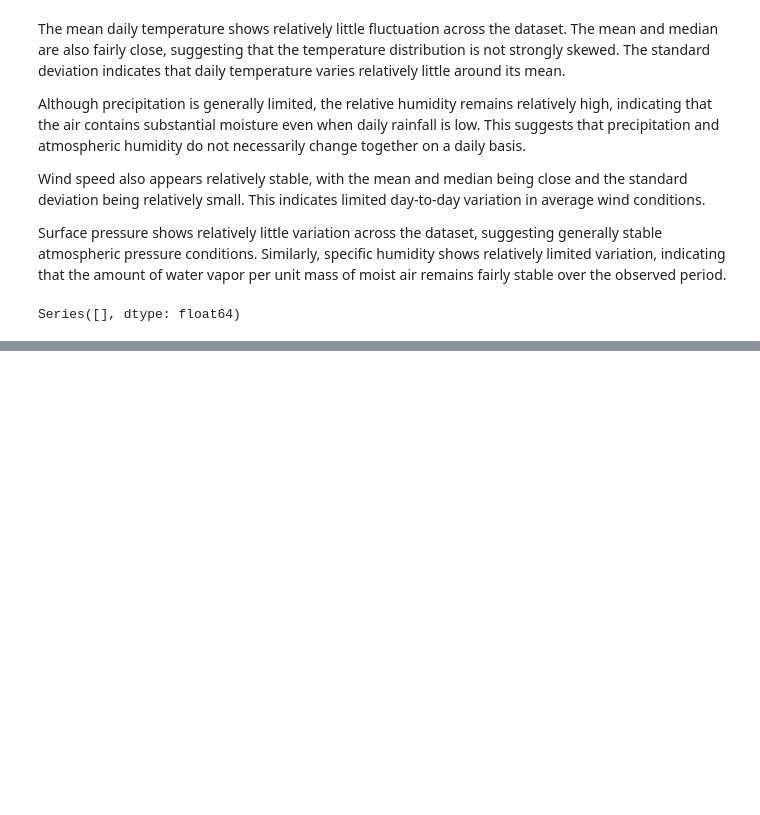
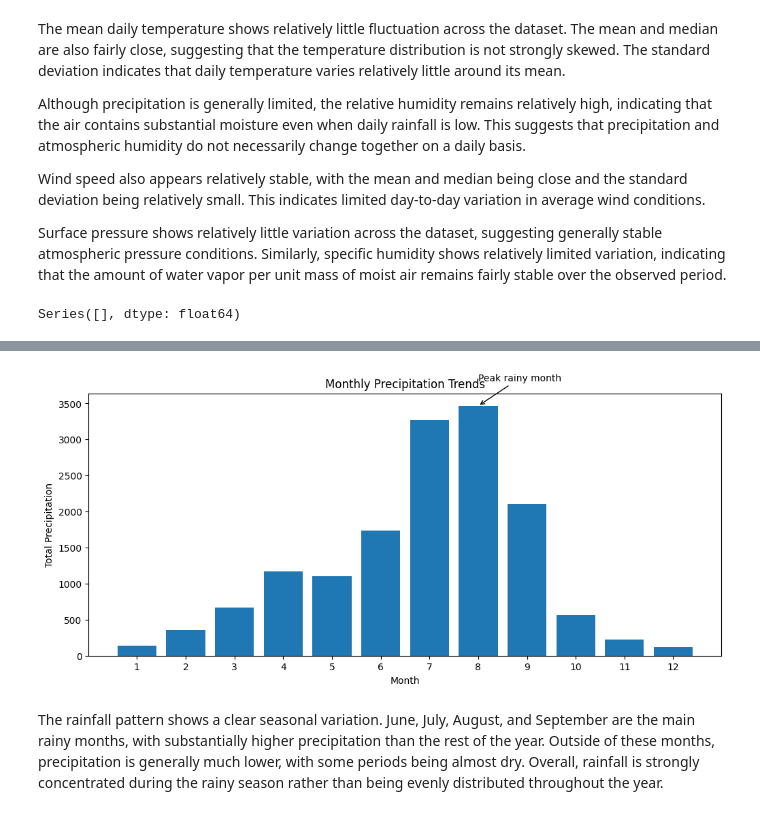
Before and after one commit to kalkidan404/AI_Walks-Climate, a Jupyter notebook: notebooks/Ethiopia_eda.ipynb, the cells around one changed output, grey strips where cells are left out. Drawn from its saved outputs; the diff is of its cells as text; code cells hidden in the pictures; blank space fills up the shorter version.

```diff
--- a/notebooks/Ethiopia_eda.ipynb
+++ b/notebooks/Ethiopia_eda.ipynb
@@ -39,0 +58,4 @@ Series([], dtype: float64)
+# %%
+row_missing_percentage = df.isna().mean(axis=1) * 100
+# %%
+df = df[row_missing_percentage <= 30]
@@ -39,0 +105,22 @@ Series([], dtype: float64)
+# %%
+monthly_prec=df.groupby(["Month"])["PRECTOTCORR"].sum().reset_index()
+# %%
+peak_rain = monthly_prec.loc[monthly_prec["PRECTOTCORR"].idxmax()]
+# %%
+plt.figure(figsize=(12,5))
+plt.bar(monthly_prec["Month"],monthly_prec["PRECTOTCORR"])
+plt.annotate(
+    "Peak rainy month",
+    xy=(peak_rain["Month"], peak_rain["PRECTOTCORR"]),
+    xytext=(peak_rain["Month"], peak_rain["PRECTOTCORR"] * 1.1),
+    arrowprops=dict(arrowstyle="->")
+)
+plt.xlabel("Month")
+plt.ylabel("Total Precipitation")
+plt.title("Monthly Precipitation Trends")
+plt.xticks(range(1, 13))
+plt.show()
+# %% [output]
+[figure, added]
+# %% [markdown]
+The rainfall pattern shows a clear seasonal variation. June, July, August, and September are the main rainy months, with substantially higher precipitation than the rest of the year. Outside of these months, precipitation is generally much lower, with some periods being almost dry. Overall, rainfall is strongly concentrated during the rainy season rather than being evenly distributed throughout the year.
```
Also changed, not shown: parts of 20 cells of this notebook, 7 other files.
